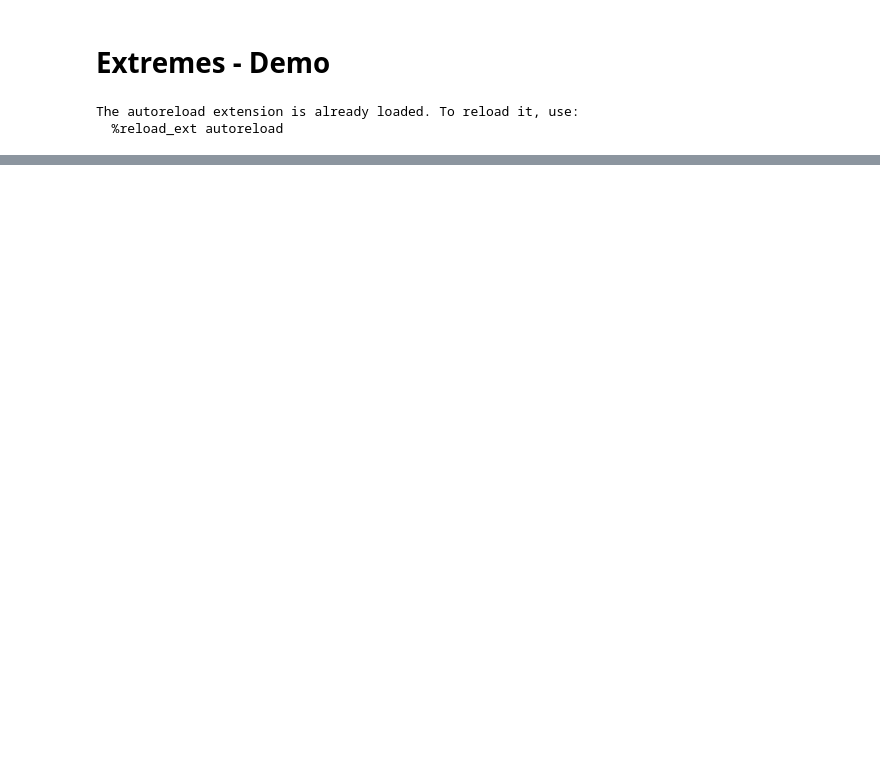
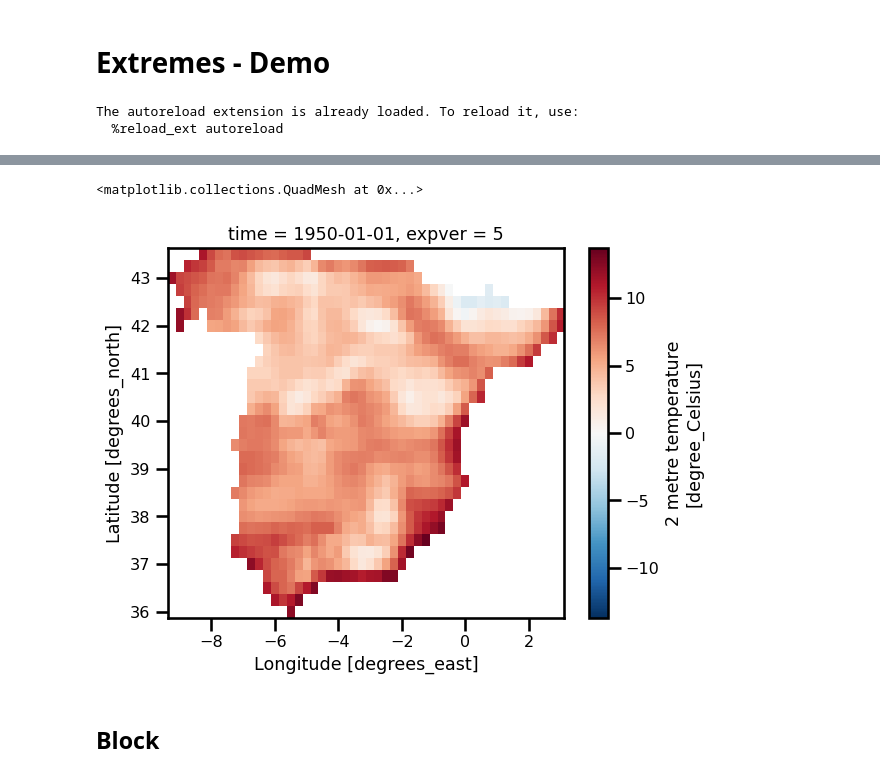
Before and after one commit to jejjohnson/geo_toolz, a Jupyter notebook: notebooks/extremes/extremes_demo_ts.ipynb, the cells around one changed output, grey strips where cells are left out. Saved outputs shown, nothing was run; the diff lists cells and outputs as text; code cells hidden in the pictures; blank space fills up the shorter version.

```diff
--- a/notebooks/extremes/extremes_demo_ts.ipynb
+++ b/notebooks/extremes/extremes_demo_ts.ipynb
@@ -64,0 +92,2 @@ Attributes: (0)
+# %%
+ds = add_country_mask(ds, country="Spain")
@@ -64,0 +133,7 @@ Attributes: (0)
+# %%
+ds.isel(time=0, expver=1).where(ds.spain_mask==1, drop=True).t2m.plot()
+# %% [output]
+<matplotlib.collections.QuadMesh at 0x...>
+[figure, added]
+# %% [markdown]
+## Block
```
Also changed, not shown: parts of 22 cells of this notebook, 7 other files.
